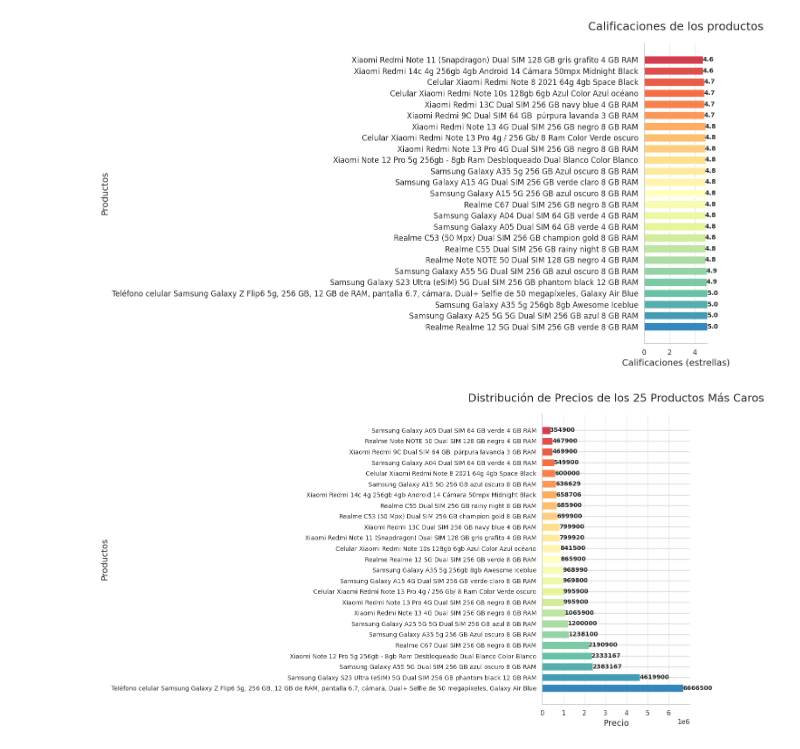
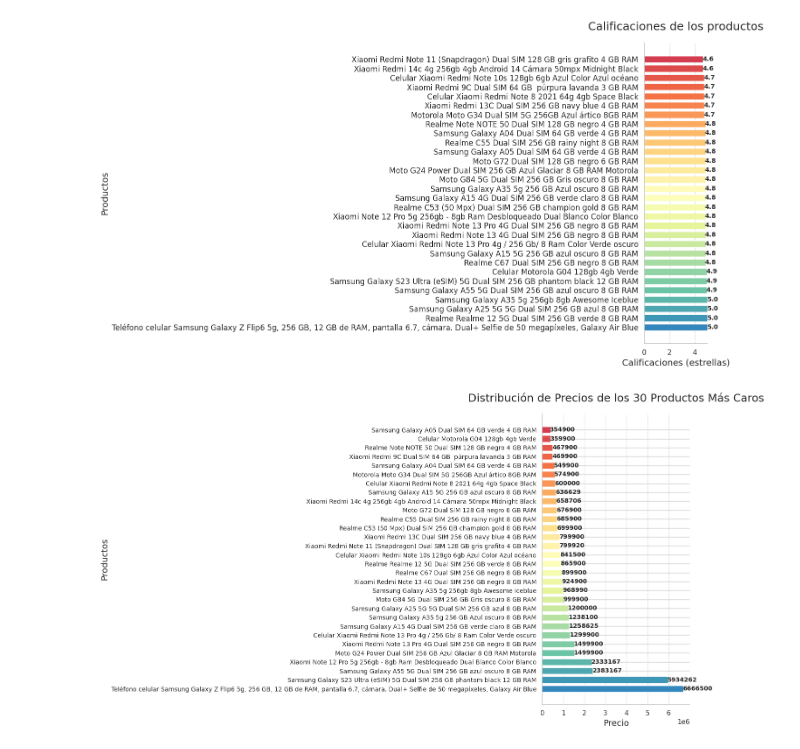
Before and after one commit to Alexis-Machado/EA2_Optimizando-la-productividad-en-el-mundo-del-software, a Jupyter notebook: AlexisMachado_QueniaVanegas_JuliánMartínez_EA2_Optimizando_la_productividad_en_el_mundo_del_software.ipynb, the cells around one changed output. Saved outputs shown, nothing was run; the diff lists cells and outputs as text; code cells hidden in the pictures.

Commit message:
MercadoLibre-Scraper-V4.0

```diff
--- a/AlexisMachado_QueniaVanegas_JuliánMartínez_EA2_Optimizando_la_productividad_en_el_mundo_del_software.ipynb
+++ b/AlexisMachado_QueniaVanegas_JuliánMartínez_EA2_Optimizando_la_productividad_en_el_mundo_del_software.ipynb
@@ -47,7 +47,14 @@ product_urls = [
     'https://www.mercadolibre.com.co/realme-c67-dual-sim-256-gb-negro-8-gb-ram/p/MCO31064189#polycard_client=search-nordic&searchVariation=MCO31064189&position=9&search_layout=stack&type=product&tracking_id=51981a94-9f8a-431e-be6d-a96752eed3a3&wid=MCO2445655854&sid=search',
     'https://www.mercadolibre.com.co/realme-c53-50-mpx-dual-sim-256-gb-champion-gold-8-gb-ram/p/MCO29726423#polycard_client=search-nordic&searchVariation=MCO29726423&position=12&search_layout=stack&type=product&tracking_id=51981a94-9f8a-431e-be6d-a96752eed3a3&wid=MCO1434949721&sid=search',
     'https://www.mercadolibre.com.co/realme-c55-dual-sim-256-gb-rainy-night-8-gb-ram/p/MCO22753168#polycard_client=search-nordic&searchVariation=MCO22753168&position=10&search_layout=stack&type=product&tracking_id=51981a94-9f8a-431e-be6d-a96752eed3a3&wid=MCO1331956853&sid=search'
+    'https://articulo.mercadolibre.com.co/MCO-2467955516-motorola-moto-g32-dual-sim-128gb-4gb-plateado-_JM#is_advertising=true&position=1&search_layout=stack&type=pad&tracking_id=85cf1c5a-609f-46bd-a035-2ab0d1748bab&is_advertising=true&ad_domain=VQCATCORE_LST&ad_position=1&ad_click_id=YjIxMWE1MDMtMzJiMC00YThhLWIzMTYtMmY1ZDMyMTZlMGIz',
+    'https://www.mercadolibre.com.co/moto-g72-dual-sim-128-gb-negro-6-gb-ram/p/MCO21433831#polycard_client=search-nordic&searchVariation=MCO21433831&position=4&search_layout=stack&type=product&tracking_id=0ccd322e-e109-4fae-a5c4-9e22d220ab21&wid=MCO2740892028&sid=search',
+    'https://www.mercadolibre.com.co/moto-g24-power-dual-sim-256-gb-azul-glaciar-8-gb-ram-motorola/p/MCO36866086#polycard_client=search-nordic&searchVariation=MCO36866086&position=3&search_layout=stack&type=product&tracking_id=aa63aeda-b1c4-4c51-93be-3df42328239f&wid=MCO2548446106&sid=search',
+    'https://www.mercadolibre.com.co/motorola-moto-g34-dual-sim-5g-256gb-azul-artico-8gb-ram/p/MCO34730431#polycard_client=search-nordic&searchVariation=MCO34730431&position=7&search_layout=stack&type=product&tracking_id=7e4147f1-c5a7-47f9-9fea-5df2fdbc5bdf&wid=MCO1507563153&sid=search',
+    'https://www.mercadolibre.com.co/moto-g84-5g-dual-sim-256-gb-gris-oscuro-8-gb-ram/p/MCO27281401#polycard_client=search-nordic&searchVariation=MCO27281401&position=8&search_layout=stack&type=product&tracking_id=1d3262a4-53b5-4b28-bf89-7f72e277b3a4&wid=MCO2741590756&sid=search',
+    'https://www.mercadolibre.com.co/celular-motorola-g04-128gb-4gb-verde/p/MCO34730423#polycard_client=search-nordic&searchVariation=MCO34730423&position=9&search_layout=stack&type=product&tracking_id=7ffb0152-7b7d-4c98-989d-1ba4d7ddfa7c&wid=MCO1412143091&sid=search'
 ]
+
 
 # Headers para solicitudes HTTP
 HEADERS = {
@@ -125,6 +132,10 @@ if not df.empty:
     columnas_ordenadas = ['Nombre', 'Precio', 'Estrellas', 'Ventas', 'Ventas Limpias', 'Calificaciones', 'Descripción']
     df = df[columnas_ordenadas]
 
+    # Mostrar tabla en consola
+    #print("\nDatos extraídos:")
+    #print(tabulate(df, headers='keys', tablefmt='fancy_grid'))
+
     # Guardar en archivo CSV
     df.to_csv('productos_mercado_libre.csv', index=False)
     print("\nDatos guardados en 'productos_mercado_libre.csv'")
@@ -154,8 +165,8 @@ df['Estrellas'] = pd.to_numeric(df['Estrellas'], errors='coerce')
 # Ordenar el dataframe por 'estrellas' en orden descendente
 df_sorted = df.sort_values('Estrellas', ascending=True)
 
-# Seleccionar los 10 productos
-df_top = df_sorted.tail(25)
+# Seleccionar los 30 productos
+df_top = df_sorted.tail(30)
 
 # Crear el gráfico
 plt.figure(figsize=(14, 8))
@@ -166,34 +177,34 @@ colors = plt.cm.Spectral(np.linspace(0.1, 0.9, len(df_top)))
 for bar, color in zip(bars, colors):
     bar.set_color(color)
 
 # Personalizar el gráfico
 plt.title('Calificaciones de los productos', fontsize=18, pad=20)
 plt.xlabel('Calificaciones (estrellas)', fontsize=14)
 plt.ylabel('Productos', fontsize=14)
 plt.xlim(0, 5)  # Establecer el límite del eje x de 0 a 5 estrellas
 plt.gca().invert_yaxis()
 plt.gca().spines['top'].set_visible(False)
 plt.gca().spines['right'].set_visible(False)
 
 # Agregar líneas de cuadrícula
 plt.grid(axis='x', linestyle='--', alpha=0.7)
 
 # Aumentar el tamaño de la fuente para los nombres de los productos
 plt.yticks(fontsize=12)
 
 # Agregar etiquetas de valor al final de cada barra
 for bar in bars:
     width = bar.get_width()
     plt.text(width, bar.get_y() + bar.get_height()/2, f'{width:.1f}',
              ha='left', va='center', fontsize=10, fontweight='bold')
 
 # Ajustar el diseño
 plt.tight_layout()
 
 # Mostrar el gráfico
 plt.show()
 # %% [output]
-[figure, old version]
+[figure, new version]
 # %%
 # Leer el archivo CSV
 df = pd.read_csv('productos_mercado_libre.csv')
@@ -213,8 +224,8 @@ df = df.dropna(subset=['Precio'])
 # Ordenar el dataframe por precio en orden descendente
 df_sorted = df.sort_values('Precio', ascending=True)
 
-# Seleccionar los 25 productos
-df_top = df_sorted.tail(25)
+# Seleccionar los 30 productos
+df_top = df_sorted.tail(30)
 
 # Crear el gráfico
 plt.figure(figsize=(14, 8))
@@ -226,7 +237,7 @@ for bar, color in zip(bars, colors):
     bar.set_color(color)
 
 # Personalizar el gráfico
-plt.title('Distribución de Precios de los 25 Productos Más Caros', fontsize=18, pad=20)
+plt.title('Distribución de Precios de los 30 Productos Más Caros', fontsize=18, pad=20)
 plt.xlabel('Precio', fontsize=14)
 plt.ylabel('Productos', fontsize=14)
 plt.gca().invert_yaxis()
@@ -251,7 +262,7 @@ plt.tight_layout()
 # Mostrar el gráfico
 plt.show()
 # %% [output]
-[figure, old version]
+[figure, new version]
 # %%
 # Eliminar el símbolo de moneda y las comas y, a continuación, convierta a flotante
 df['Precio'] = df['Precio'].astype(str).str.replace(r'[^\d.]', '', regex=True)
```
Also changed, not shown: parts of 8 cells of this notebook.
